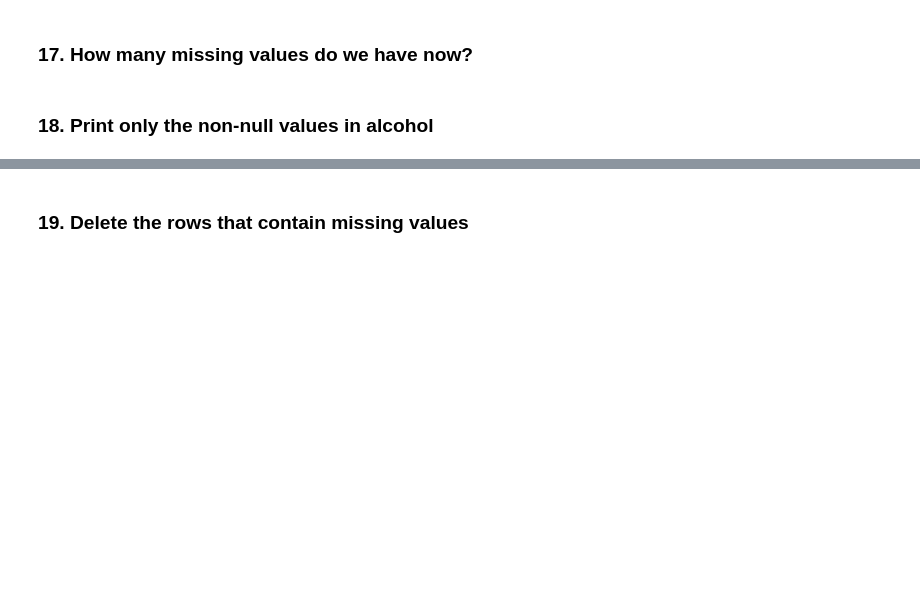
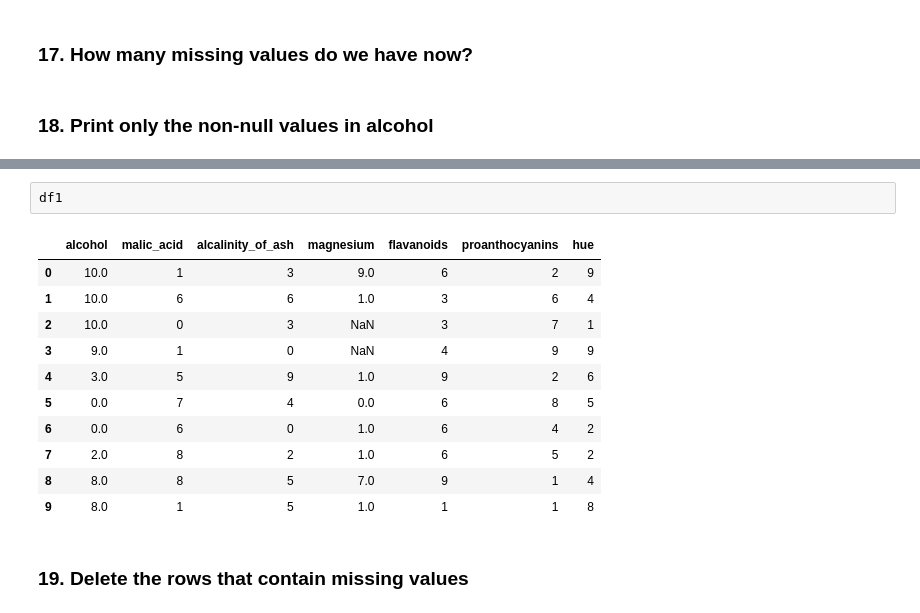
Before and after one commit to Zeeshan2012/basic_visualization, a Jupyter notebook: Basic_Data_Manipulation_Visualization_Exercise.ipynb, the cells around one changed output, grey strips where cells are left out. Saved outputs shown, nothing was run; the diff lists cells and outputs as text; blank space fills up the shorter version.

```diff
--- a/Basic_Data_Manipulation_Visualization_Exercise.ipynb
+++ b/Basic_Data_Manipulation_Visualization_Exercise.ipynb
@@ -279,3 +279,17 @@ df1[df1['alcohol'].notnull()]
+# %%
+df1
+# %% [output]
+|  | alcohol | malic_acid | alcalinity_of_ash | magnesium | flavanoids | proanthocyanins | hue |
+| 0 | 10.0 | 1 | 3 | 9.0 | 6 | 2 | 9 |
+| 1 | 10.0 | 6 | 6 | 1.0 | 3 | 6 | 4 |
+| 2 | 10.0 | 0 | 3 | NaN | 3 | 7 | 1 |
+| 3 | 9.0 | 1 | 0 | NaN | 4 | 9 | 9 |
+| 4 | 3.0 | 5 | 9 | 1.0 | 9 | 2 | 6 |
+| 5 | 0.0 | 7 | 4 | 0.0 | 6 | 8 | 5 |
+| 6 | 0.0 | 6 | 0 | 1.0 | 6 | 4 | 2 |
+| 7 | 2.0 | 8 | 2 | 1.0 | 6 | 5 | 2 |
+| 8 | 8.0 | 8 | 5 | 7.0 | 9 | 1 | 4 |
+| 9 | 8.0 | 1 | 5 | 1.0 | 1 | 1 | 8 |
 # %% [markdown]
 ### 19. Delete the rows that contain missing values
 # %%
```
Also changed, not shown: parts of 33 cells of this notebook.
